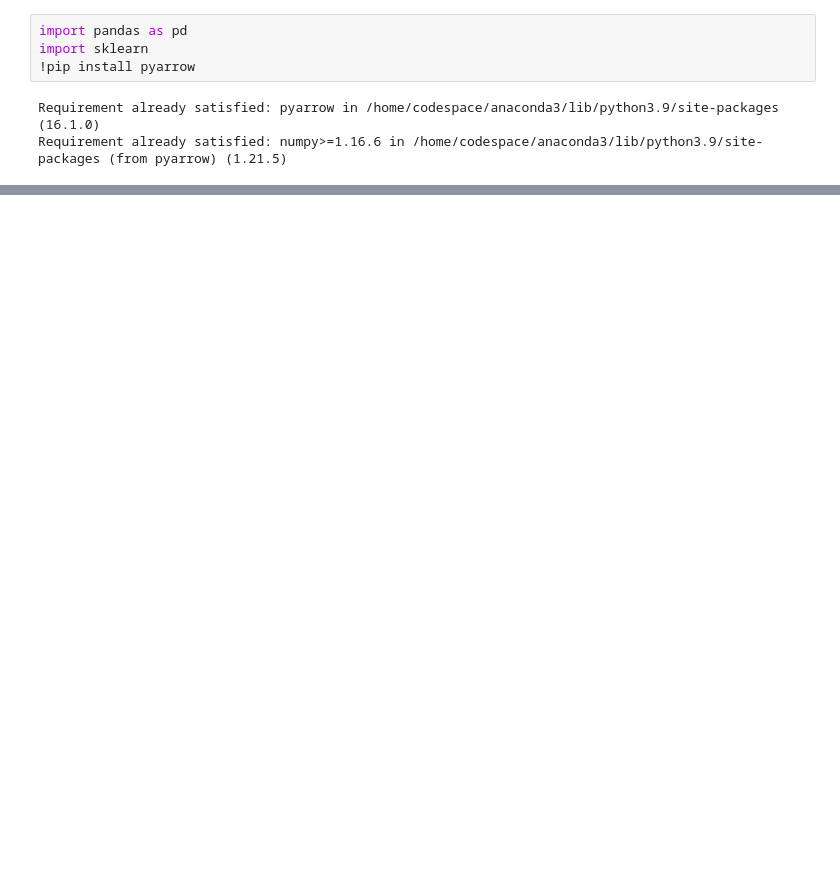
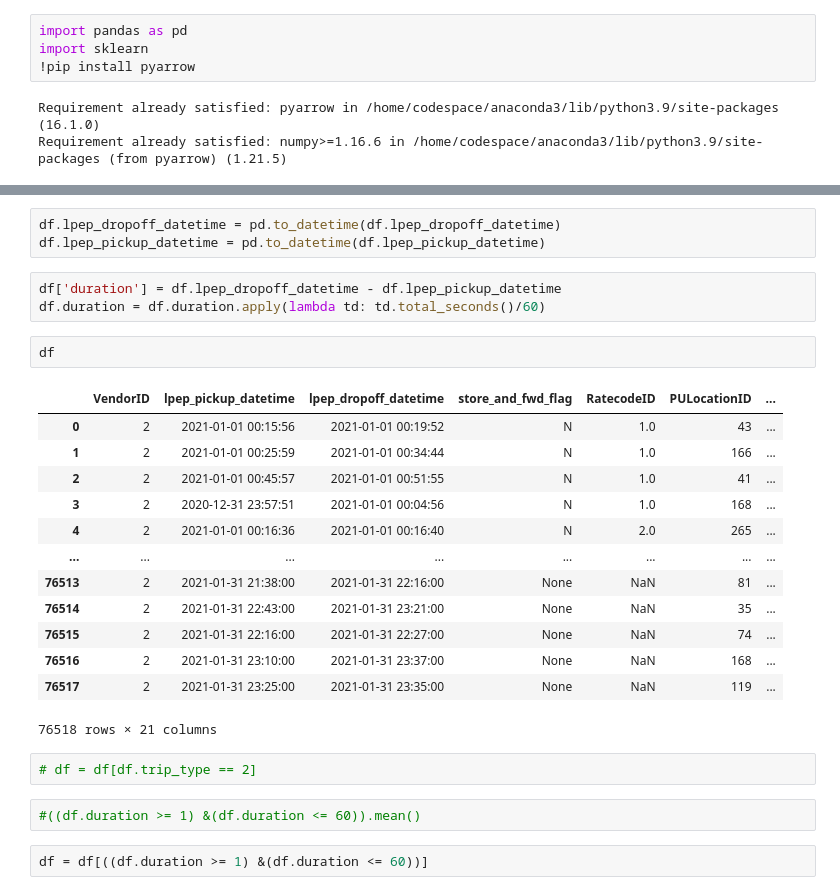
Before and after one commit to oantenor/datatalksclub-mlops, a Jupyter notebook: 01-intro/homework.ipynb, the cells around one changed output, grey strips where cells are left out. Drawn from its saved outputs; the diff is of its cells as text; blank space fills up the shorter version.

```diff
--- a/01-intro/homework.ipynb
+++ b/01-intro/homework.ipynb
@@ -18,0 +41,28 @@ df.head()
+# %%
+df.lpep_dropoff_datetime = pd.to_datetime(df.lpep_dropoff_datetime)
+df.lpep_pickup_datetime = pd.to_datetime(df.lpep_pickup_datetime)
+# %%
+df['duration'] = df.lpep_dropoff_datetime - df.lpep_pickup_datetime
+df.duration = df.duration.apply(lambda td: td.total_seconds()/60)
+# %%
+df
+# %% [output]
+|  | VendorID | lpep_pickup_datetime | lpep_dropoff_datetime | store_and_fwd_flag | RatecodeID | PULocationID | ... |
+| 0 | 2 | 2021-01-01 00:15:56 | 2021-01-01 00:19:52 | N | 1.0 | 43 | ... |
+| 1 | 2 | 2021-01-01 00:25:59 | 2021-01-01 00:34:44 | N | 1.0 | 166 | ... |
+| 2 | 2 | 2021-01-01 00:45:57 | 2021-01-01 00:51:55 | N | 1.0 | 41 | ... |
+| 3 | 2 | 2020-12-31 23:57:51 | 2021-01-01 00:04:56 | N | 1.0 | 168 | ... |
+| 4 | 2 | 2021-01-01 00:16:36 | 2021-01-01 00:16:40 | N | 2.0 | 265 | ... |
+| ... | ... | ... | ... | ... | ... | ... | ... |
+| 76513 | 2 | 2021-01-31 21:38:00 | 2021-01-31 22:16:00 | None | NaN | 81 | ... |
+| 76514 | 2 | 2021-01-31 22:43:00 | 2021-01-31 23:21:00 | None | NaN | 35 | ... |
+| 76515 | 2 | 2021-01-31 22:16:00 | 2021-01-31 22:27:00 | None | NaN | 74 | ... |
+| 76516 | 2 | 2021-01-31 23:10:00 | 2021-01-31 23:37:00 | None | NaN | 168 | ... |
+| 76517 | 2 | 2021-01-31 23:25:00 | 2021-01-31 23:35:00 | None | NaN | 119 | ... |
+76518 rows × 21 columns
+# %%
+# df = df[df.trip_type == 2]
+# %%
+#((df.duration >= 1) &(df.duration <= 60)).mean()
+# %%
+df = df[((df.duration >= 1) &(df.duration <= 60))]
```
Also changed, not shown: parts of 12 cells of this notebook.
